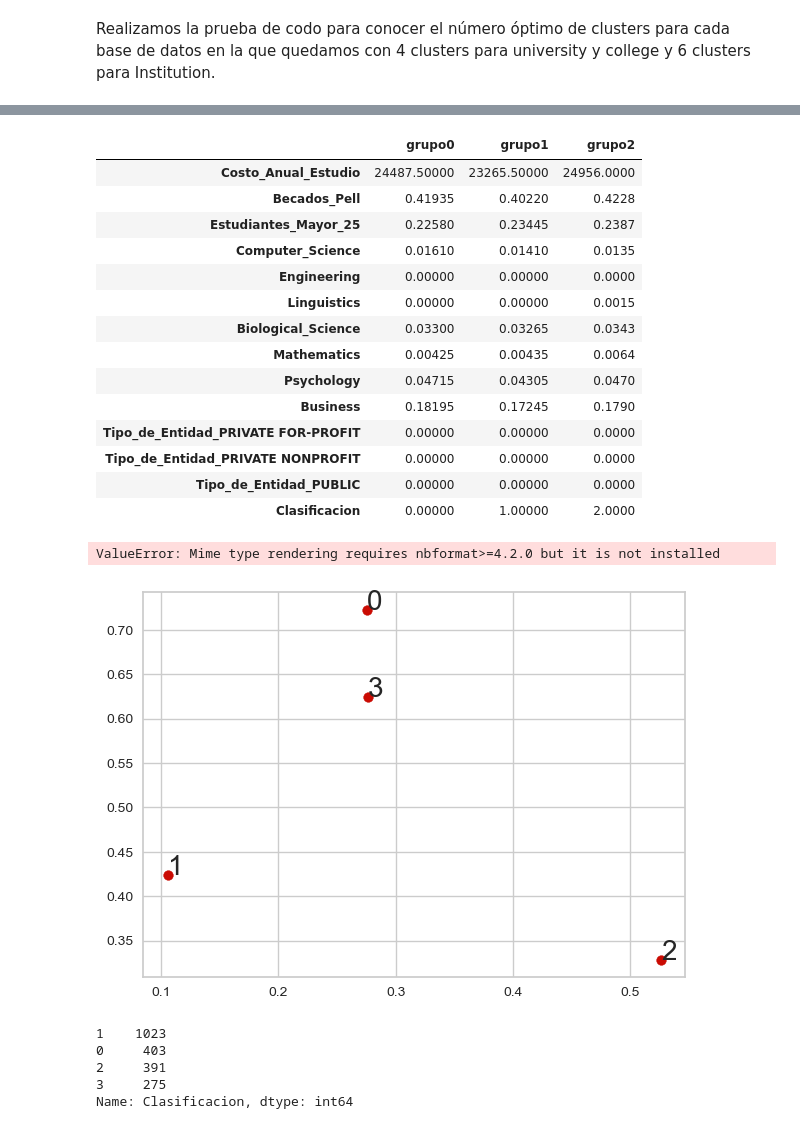
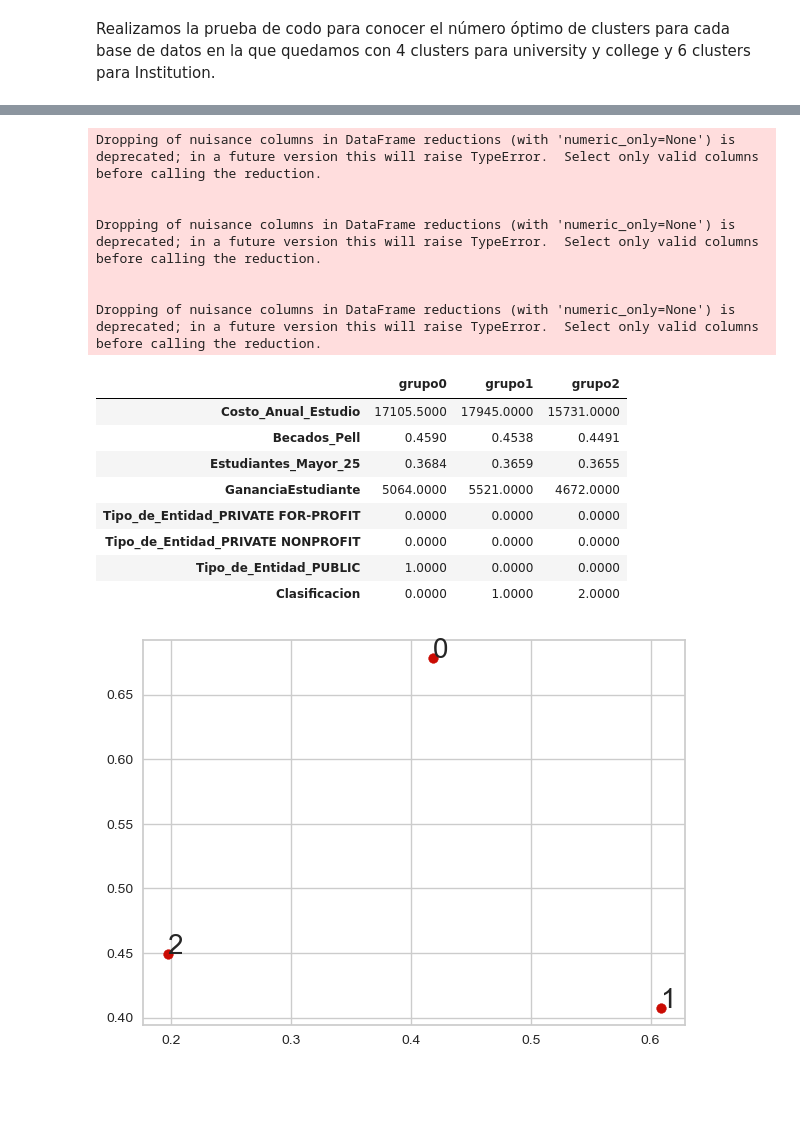
Before and after one commit to acastrillonv/Trabajo-1-TAE, a Jupyter notebook: TrabajoTAE.ipynb, the cells around one changed output, grey strips where cells are left out. Saved outputs shown, nothing was run; the diff lists cells and outputs as text; code cells hidden in the pictures; blank space fills up the shorter version.

```diff
--- a/TrabajoTAE.ipynb
+++ b/TrabajoTAE.ipynb
@@ -217,0 +329,21 @@ grupo2=university[university['Clasificacion']==2]
+# %%
+# dict for the dataframes and their names
+dfs = {"grupo0" : grupo0, "grupo1": grupo1, "grupo2" : grupo2}
+
+# plot the data
+fig = go.Figure()
+
+for i in dfs:
+    fig = fig.add_trace(go.Box(y = dfs[i]["Costo_Anual_Estudio"],
+                                   name = i))
+fig.show()
+# %%
+kmeans_model_2D = KMeans(n_clusters=3, max_iter=1000).fit(Collfit)
+labels_2D = kmeans_model_2D.labels_
+centroids_2D = kmeans_model_2D.cluster_centers_
+fig, ax = plt.subplots(figsize=(7, 5))
+
+plt.scatter(centroids_2D[:,0], centroids_2D[:,1], c='r', marker='o')
+
+for i in range(len(centroids_2D)):
+    plt.annotate(i, (centroids_2D[i][0], centroids_2D[i][1]), fontsize=20)
@@ -218,4 +352,13 @@ grupo2=university[university['Clasificacion']==2]
 # %%
+college['Nombre Collage']=nombresCollege
+college['Clasificacion']=labels_2D
+college['Clasificacion'].value_counts()
+
+grupo0=college[college['Clasificacion']==0]
+grupo1=college[college['Clasificacion']==1]
+grupo2=college[college['Clasificacion']==2]
+# grupo3=college[college['Clasificacion']==3]
+
 df=pd.DataFrame()
 df['grupo0']=grupo0.median()
 df['grupo1']=grupo1.median()
@@ -223,21 +366,22 @@ df['grupo2']=grupo2.median()
 # df['grupo3']=grupo3.median()
 df
 # %% [output]
+Dropping of nuisance columns in DataFrame reductions (with 'numeric_only=None') is deprecated; in a future version this will raise TypeError.  Select only valid columns before calling the reduction.
+
+
+Dropping of nuisance columns in DataFrame reductions (with 'numeric_only=None') is deprecated; in a future version this will raise TypeError.  Select only valid columns before calling the reduction.
+
+
+Dropping of nuisance columns in DataFrame reductions (with 'numeric_only=None') is deprecated; in a future version this will raise TypeError.  Select only valid columns before calling the reduction.
 |  | grupo0 | grupo1 | grupo2 |
-| Costo_Anual_Estudio | 24487.50000 | 23265.50000 | 24956.0000 |
-| Becados_Pell | 0.41935 | 0.40220 | 0.4228 |
-| Estudiantes_Mayor_25 | 0.22580 | 0.23445 | 0.2387 |
-| Computer_Science | 0.01610 | 0.01410 | 0.0135 |
-| Engineering | 0.00000 | 0.00000 | 0.0000 |
-| Linguistics | 0.00000 | 0.00000 | 0.0015 |
-| Biological_Science | 0.03300 | 0.03265 | 0.0343 |
-| Mathematics | 0.00425 | 0.00435 | 0.0064 |
-| Psychology | 0.04715 | 0.04305 | 0.0470 |
-| Business | 0.18195 | 0.17245 | 0.1790 |
-| Tipo_de_Entidad_PRIVATE FOR-PROFIT | 0.00000 | 0.00000 | 0.0000 |
-| Tipo_de_Entidad_PRIVATE NONPROFIT | 0.00000 | 0.00000 | 0.0000 |
-| Tipo_de_Entidad_PUBLIC | 0.00000 | 0.00000 | 0.0000 |
-| Clasificacion | 0.00000 | 1.00000 | 2.0000 |
+| Costo_Anual_Estudio | 17105.5000 | 17945.0000 | 15731.0000 |
+| Becados_Pell | 0.4590 | 0.4538 | 0.4491 |
+| Estudiantes_Mayor_25 | 0.3684 | 0.3659 | 0.3655 |
+| GananciaEstudiante | 5064.0000 | 5521.0000 | 4672.0000 |
+| Tipo_de_Entidad_PRIVATE FOR-PROFIT | 0.0000 | 0.0000 | 0.0000 |
+| Tipo_de_Entidad_PRIVATE NONPROFIT | 0.0000 | 0.0000 | 0.0000 |
+| Tipo_de_Entidad_PUBLIC | 1.0000 | 0.0000 | 0.0000 |
+| Clasificacion | 0.0000 | 1.0000 | 2.0000 |
 # %%
 # dict for the dataframes and their names
 dfs = {"grupo0" : grupo0, "grupo1": grupo1, "grupo2" : grupo2}
@@ -246,30 +390,18 @@ dfs = {"grupo0" : grupo0, "grupo1": grupo1, "grupo2" : grupo2}
 fig = go.Figure()
 
 for i in dfs:
-    fig = fig.add_trace(go.Box(y = dfs[i]["Estudiantes_Mayor_25"],
+    fig = fig.add_trace(go.Box(y = dfs[i]["Costo_Anual_Estudio"],
                                    name = i))
 fig.show()
-# %% [output]
-ValueError: Mime type rendering requires nbformat>=4.2.0 but it is not installed
 # %%
-kmeans_model_2D = KMeans(n_clusters=4, max_iter=1000).fit(Collfit)
+kmeans_model_2D = KMeans(n_clusters=3, max_iter=1000).fit(Instfit)
 labels_2D = kmeans_model_2D.labels_
 centroids_2D = kmeans_model_2D.cluster_centers_
 fig, ax = plt.subplots(figsize=(7, 5))
 
 plt.scatter(centroids_2D[:,0], centroids_2D[:,1], c='r', marker='o')
 
 for i in range(len(centroids_2D)):
     plt.annotate(i, (centroids_2D[i][0], centroids_2D[i][1]), fontsize=20)
 # %% [output]
-[figure, old version]
+[figure, new version]
-# %%
-college['Nombre Collage']=nombresCollege
-college['Clasificacion']=labels_2D
-college['Clasificacion'].value_counts()
-# %% [output]
-1    1023
-0     403
-2     391
-3     275
-Name: Clasificacion, dtype: int64
```
Also changed, not shown: parts of 34 cells of this notebook.
